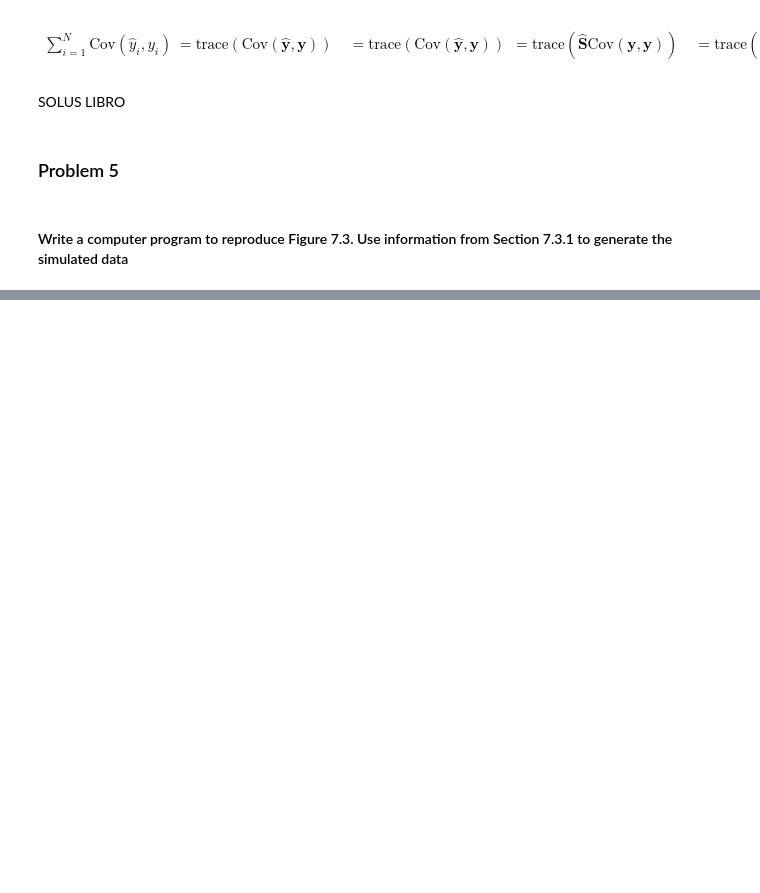
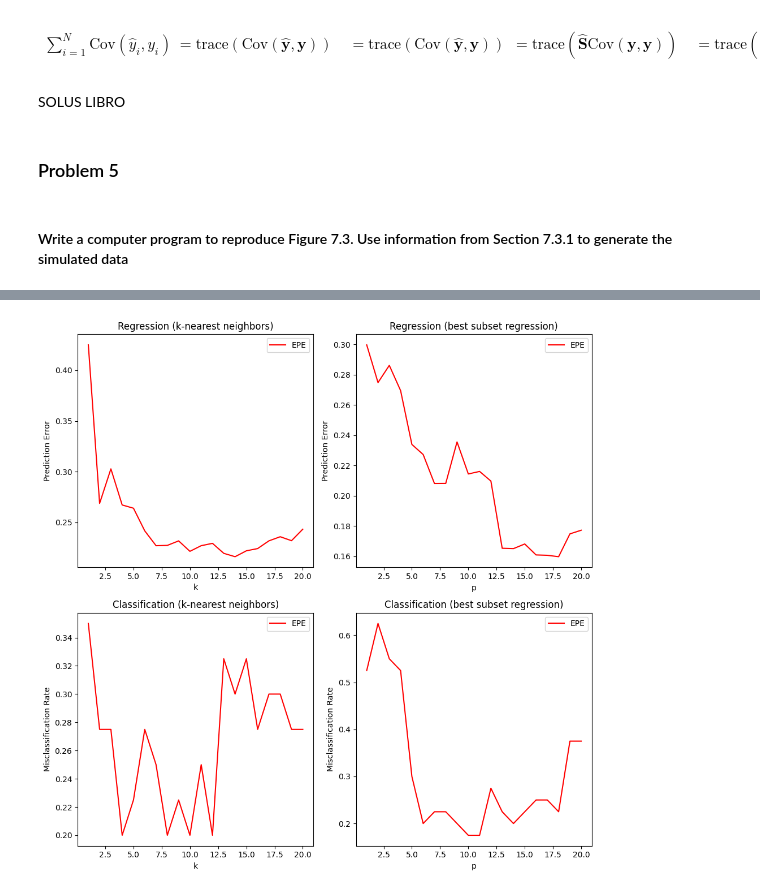
Before and after one commit to ferriitoo/MATH-569-Statistical-Learning, a Jupyter notebook: HW5_Julen_Ferro.ipynb, the cells around one changed output, grey strips where cells are left out. Drawn from its saved outputs; the diff is of its cells as text; code cells hidden in the pictures; blank space fills up the shorter version.

```diff
--- a/HW5_Julen_Ferro.ipynb
+++ b/HW5_Julen_Ferro.ipynb
@@ -161,0 +211,97 @@ SOLUS LIBRO
+# %%
+%matplotlib inline
+import numpy as np
+import matplotlib.pyplot as plt
+from sklearn.model_selection import train_test_split
+from sklearn.neighbors import KNeighborsClassifier, KNeighborsRegressor
+from sklearn.linear_model import LinearRegression
+from sklearn.metrics import mean_squared_error, zero_one_loss
+from sklearn.feature_selection import SelectKBest, f_regression
+
+# Training set
+size_training = 80
+size_predictor = 20
+train_x = np.random.rand(size_training, size_predictor)
+
+train_y1 = np.where(train_x[:,0] <= .5, 0, 1)
+train_y2 = np.where(train_x[:,:10].sum(axis=1) > 5, 1, 0)
+
+X_train, X_test, y_train_reg, y_test_reg = train_test_split(train_x, train_y2, test_size=0.5, random_state=42)
+_, _, y_train_clf, y_test_clf = train_test_split(train_x, train_y1, test_size=0.5, random_state=42)
+
+# Define the range of k-values and p-values
+k_values = np.arange(1, 21)
+p_values = np.arange(1, 21)
+
+# Preallocate arrays for storing the results
+epe_knn_reg = np.zeros(len(k_values))
+epe_knn_clf = np.zeros(len(k_values))
+epe_best_subset_reg = np.zeros(len(p_values))
+epe_best_subset_clf = np.zeros(len(p_values))
+
+# K-nearest neighbors
+for index, k in enumerate(k_values):
+    # Regression
+    knn_reg = KNeighborsRegressor(n_neighbors=k)
+    knn_reg.fit(X_train, y_train_reg)
+    y_pred_reg = knn_reg.predict(X_test)
+    epe_knn_reg[index] = mean_squared_error(y_test_reg, y_pred_reg)
+
+    # Classification
+    knn_clf = KNeighborsClassifier(n_neighbors=k)
+    knn_clf.fit(X_train, y_train_clf)
+    y_pred_clf = knn_clf.predict(X_test)
+    epe_knn_clf[index] = zero_one_loss(y_test_clf, y_pred_clf)
+
+# Best subset regression
+for p in p_values:
+    # Feature selection
+    selector = SelectKBest(f_regression, k=p)
+    X_train_selected = selector.fit_transform(X_train, y_train_reg)
+    X_test_selected = selector.transform(X_test)
+
+    # Regression
+    lin_reg = LinearRegression()
+    lin_reg.fit(X_train_selected, y_train_reg)
+    y_pred_reg = lin_reg.predict(X_test_selected)
+    epe_best_subset_reg[p - 1] = mean_squared_error(y_test_reg, y_pred_reg)
+
+    # Classification
+    y_pred_clf = (y_pred_reg > 0.5).astype(int)
+    epe_best_subset_clf[p - 1] = zero_one_loss(y_test_clf, y_pred_clf)
+
+# Plotting
+fig, axes = plt.subplots(2, 2, figsize=(10, 10))
+
+# Regression - k-nearest neighbors
+axes[0, 0].plot(k_values, epe_knn_reg, color='red', label='EPE')
+axes[0, 0].set_title('Regression (k-nearest neighbors)')
+axes[0, 0].set_xlabel('k')
+axes[0, 0].set_ylabel('Prediction Error')
+axes[0, 0].legend()
+
+# Regression - best subset regression
+axes[0, 1].plot(p_values, epe_best_subset_reg, color='red', label='EPE')
+axes[0, 1].set_title('Regression (best subset regression)')
+axes[0, 1].set_xlabel('p')
+axes[0, 1].set_ylabel('Prediction Error')
+axes[0, 1].legend()
+
+# Classification - k-nearest neighbors
+axes[1, 0].plot(k_values, epe_knn_clf, color='red', label='EPE')
+axes[1, 0].set_title('Classification (k-nearest neighbors)')
+axes[1, 0].set_xlabel('k')
+axes[1, 0].set_ylabel('Misclassification Rate')
+axes[1, 0].legend()
+
+# Classification - best subset regression
+axes[1, 1].plot(p_values, epe_best_subset_clf, color='red', label='EPE')
+axes[1, 1].set_title('Classification (best subset regression)')
+axes[1, 1].set_xlabel('p')
+axes[1, 1].set_ylabel('Misclassification Rate')
+axes[1, 1].legend()
+
+plt.tight_layout()
+plt.show()
+# %% [output]
+[figure, added]
```
Also changed, not shown: parts of 2 cells of this notebook.
